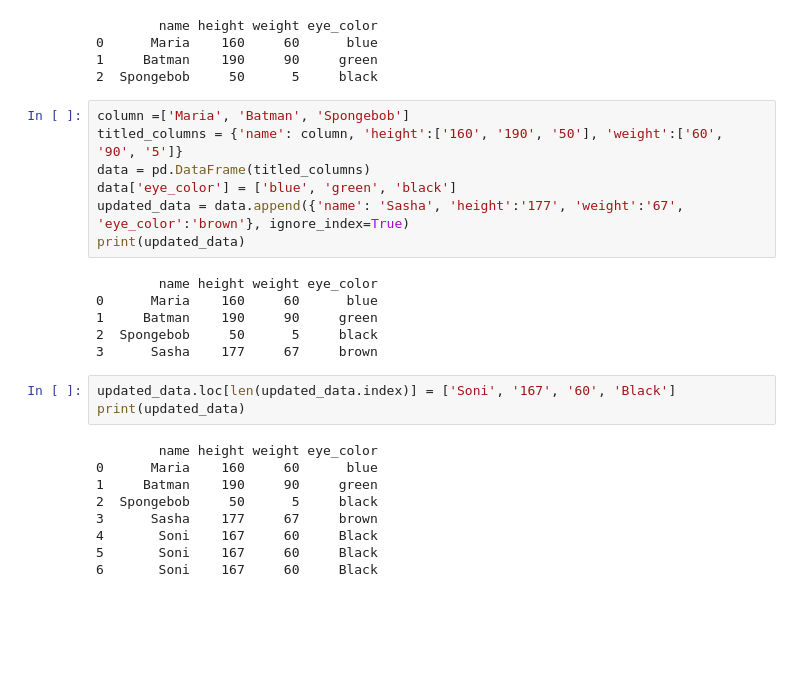
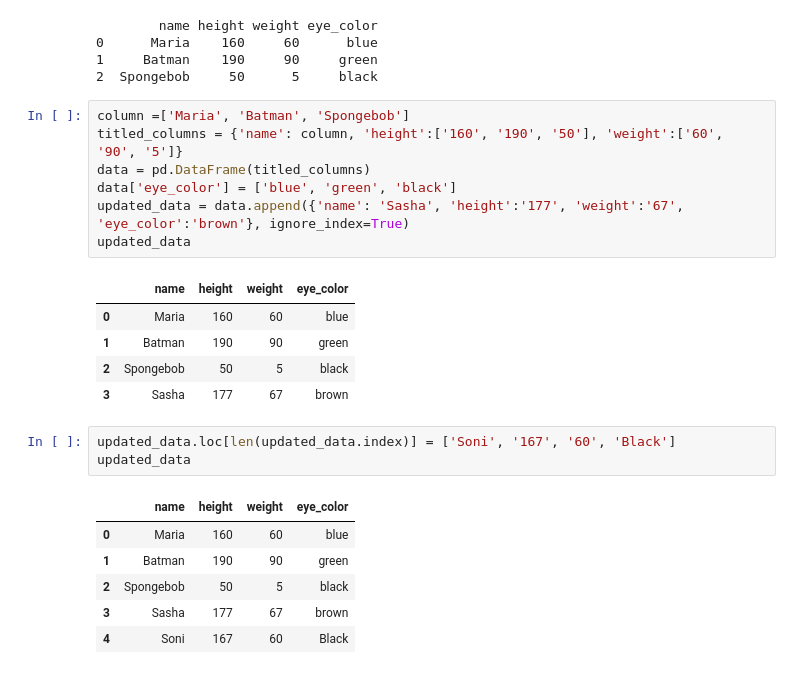
Before and after one commit to tinghaoK7727/IronHackLabs_Ting, a Jupyter notebook: Module_1/Lab_28/Pandas Data Manipulation.ipynb, the cells around one changed output. Saved outputs shown, nothing was run; the diff lists cells and outputs as text; blank space fills up the shorter version.

```diff
--- a/Module_1/Lab_28/Pandas Data Manipulation.ipynb
+++ b/Module_1/Lab_28/Pandas Data Manipulation.ipynb
@@ -135,22 +135,20 @@ titled_columns = {'name': column, 'height':['160', '190', '50'], 'weight':['60',
 data = pd.DataFrame(titled_columns)
 data['eye_color'] = ['blue', 'green', 'black']
 updated_data = data.append({'name': 'Sasha', 'height':'177', 'weight':'67', 'eye_color':'brown'}, ignore_index=True)
-print(updated_data)
+updated_data
 # %% [output]
-        name height weight eye_color
-0      Maria    160     60      blue
-1     Batman    190     90     green
-2  Spongebob     50      5     black
-3      Sasha    177     67     brown
+|  | name | height | weight | eye_color |
+| 0 | Maria | 160 | 60 | blue |
+| 1 | Batman | 190 | 90 | green |
+| 2 | Spongebob | 50 | 5 | black |
+| 3 | Sasha | 177 | 67 | brown |
 # %%
 updated_data.loc[len(updated_data.index)] = ['Soni', '167', '60', 'Black']
-print(updated_data)
+updated_data
 # %% [output]
-        name height weight eye_color
-0      Maria    160     60      blue
-1     Batman    190     90     green
-2  Spongebob     50      5     black
-3      Sasha    177     67     brown
-4       Soni    167     60     Black
-5       Soni    167     60     Black
-6       Soni    167     60     Black
+|  | name | height | weight | eye_color |
+| 0 | Maria | 160 | 60 | blue |
+| 1 | Batman | 190 | 90 | green |
+| 2 | Spongebob | 50 | 5 | black |
+| 3 | Sasha | 177 | 67 | brown |
+| 4 | Soni | 167 | 60 | Black |
```
Also changed, not shown: 3 other files.
